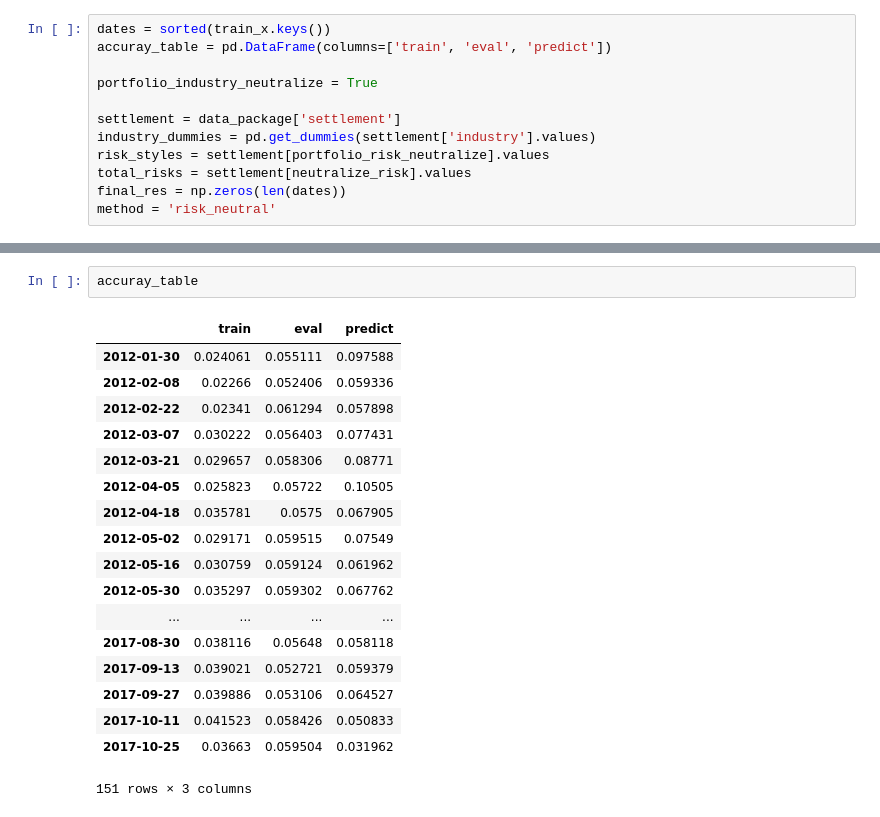
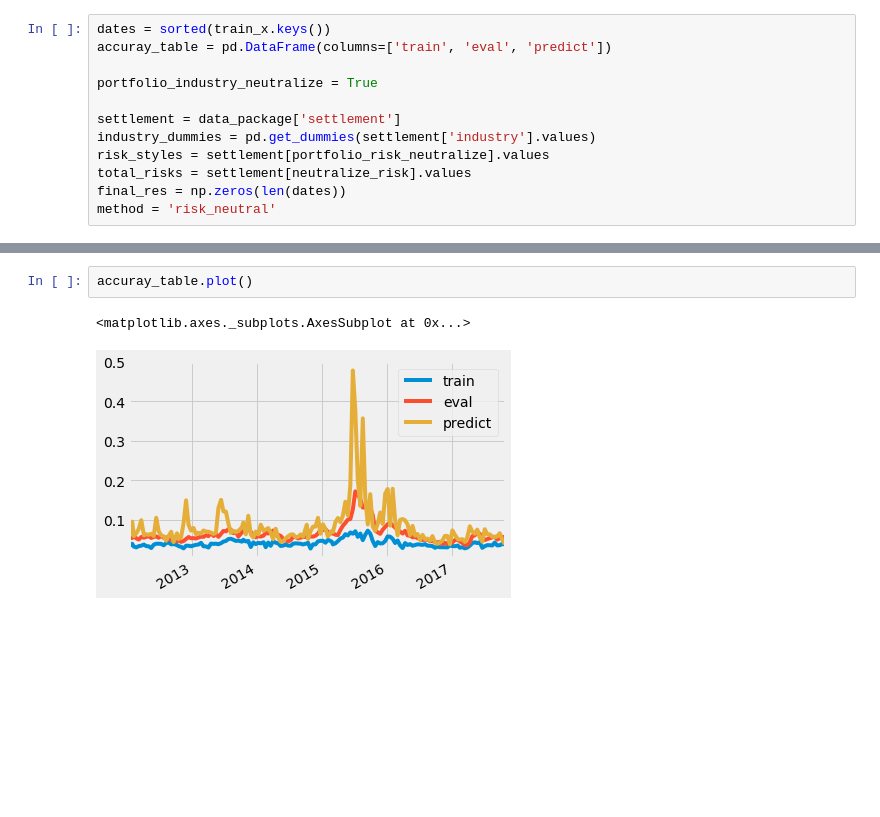
Before and after one commit to alpha-miner/alpha-mind, a Jupyter notebook: notebooks/machine learning/xgboost_method_v2.ipynb, the cells around one changed output, grey strips where cells are left out. Drawn from its saved outputs; the diff is of its cells as text; blank space fills up the shorter version.

```diff
--- a/notebooks/machine learning/xgboost_method_v2.ipynb
+++ b/notebooks/machine learning/xgboost_method_v2.ipynb
@@ -238,21 +247,5 @@ accuray_table.aggregate([np.mean, np.median, np.std])
 # %%
-accuray_table
+accuray_table.plot()
 # %% [output]
-|  | train | eval | predict |
-| 2012-01-30 | 0.024061 | 0.055111 | 0.097588 |
-| 2012-02-08 | 0.02266 | 0.052406 | 0.059336 |
-| 2012-02-22 | 0.02341 | 0.061294 | 0.057898 |
-| 2012-03-07 | 0.030222 | 0.056403 | 0.077431 |
-| 2012-03-21 | 0.029657 | 0.058306 | 0.08771 |
-| 2012-04-05 | 0.025823 | 0.05722 | 0.10505 |
-| 2012-04-18 | 0.035781 | 0.0575 | 0.067905 |
-| 2012-05-02 | 0.029171 | 0.059515 | 0.07549 |
-| 2012-05-16 | 0.030759 | 0.059124 | 0.061962 |
-| 2012-05-30 | 0.035297 | 0.059302 | 0.067762 |
-| ... | ... | ... | ... |
-| 2017-08-30 | 0.038116 | 0.05648 | 0.058118 |
-| 2017-09-13 | 0.039021 | 0.052721 | 0.059379 |
-| 2017-09-27 | 0.039886 | 0.053106 | 0.064527 |
-| 2017-10-11 | 0.041523 | 0.058426 | 0.050833 |
-| 2017-10-25 | 0.03663 | 0.059504 | 0.031962 |
-151 rows × 3 columns
+<matplotlib.axes._subplots.AxesSubplot at 0x...>
+[figure, added]
```
Also changed, not shown: parts of 7 cells of this notebook, 5 other files.
